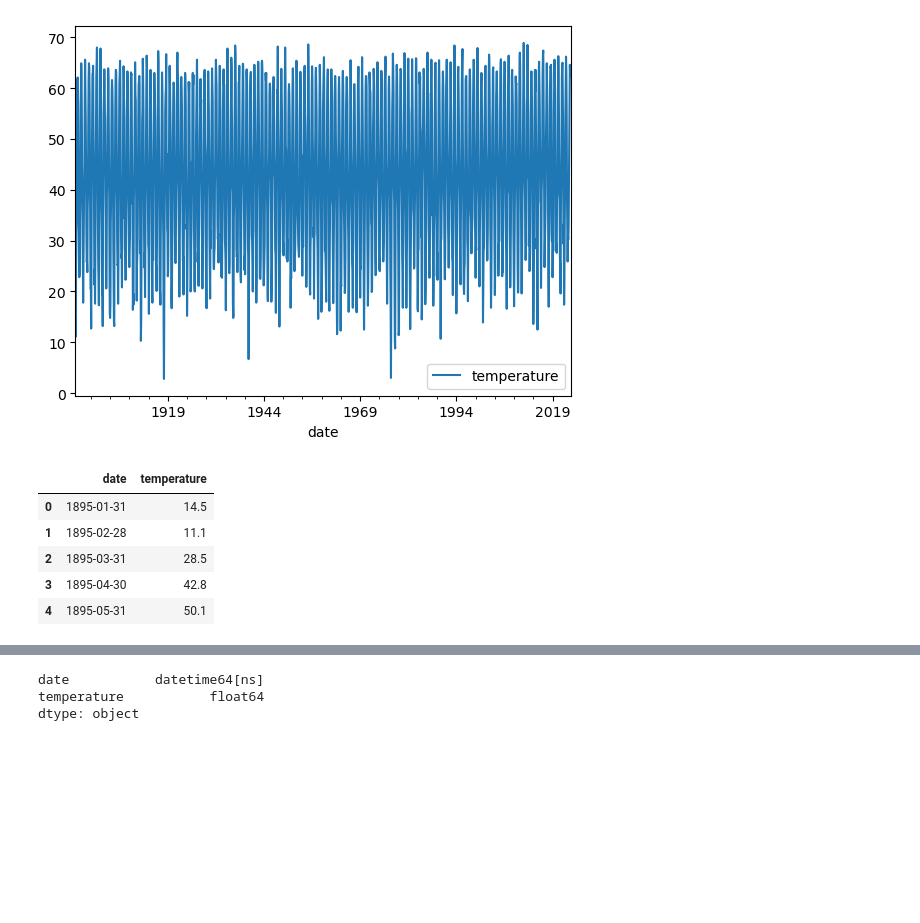
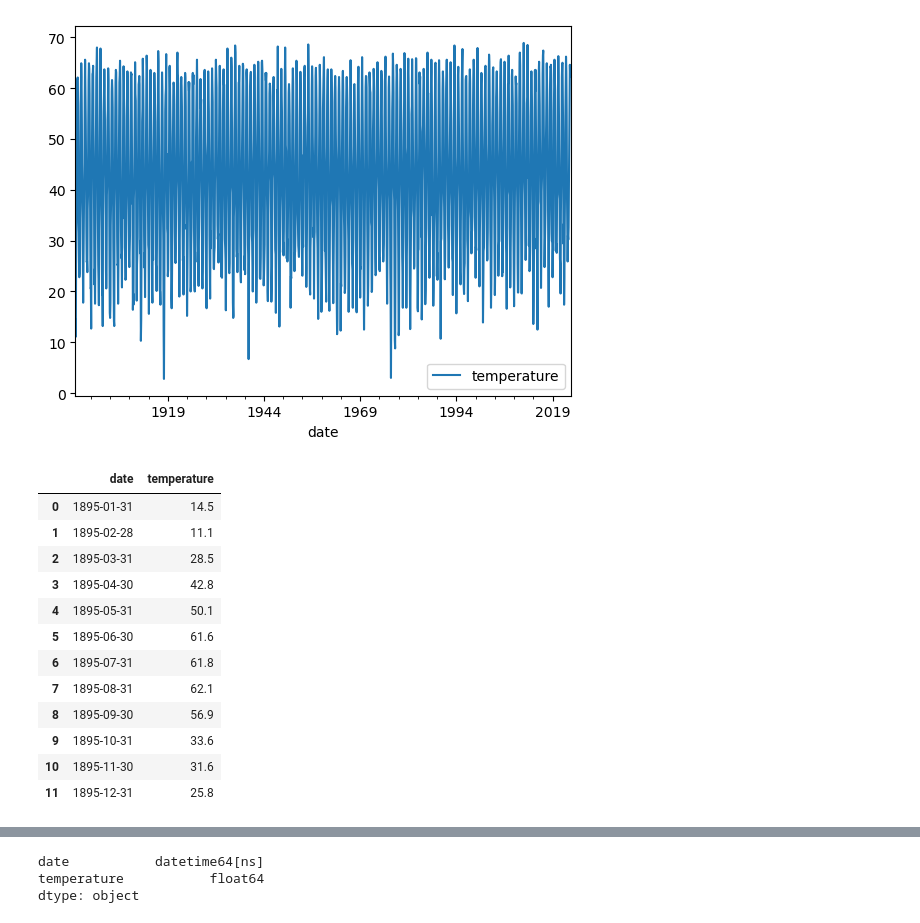
Before and after one commit to arif-geo/e_sci_data_analysis_test, a Jupyter notebook: eart_sci_data_analysis/HW_3/03_winter_temperature_enso.ipynb, the cells around one changed output, grey strips where cells are left out. Drawn from its saved outputs; the diff is of its cells as text; code cells hidden in the pictures; blank space fills up the shorter version.

```diff
--- a/eart_sci_data_analysis/HW_3/03_winter_temperature_enso.ipynb
+++ b/eart_sci_data_analysis/HW_3/03_winter_temperature_enso.ipynb
@@ -106,14 +106,21 @@ scin_ts.plot('date', 'temperature')
 <AxesSubplot:xlabel='date'>
 [figure]
 # %%
-scin_ts.head()
+scin_ts.head(12)
 # %% [output]
 |  | date | temperature |
 | 0 | 1895-01-31 | 14.5 |
 | 1 | 1895-02-28 | 11.1 |
 | 2 | 1895-03-31 | 28.5 |
 | 3 | 1895-04-30 | 42.8 |
 | 4 | 1895-05-31 | 50.1 |
+| 5 | 1895-06-30 | 61.6 |
+| 6 | 1895-07-31 | 61.8 |
+| 7 | 1895-08-31 | 62.1 |
+| 8 | 1895-09-30 | 56.9 |
+| 9 | 1895-10-31 | 33.6 |
+| 10 | 1895-11-30 | 31.6 |
+| 11 | 1895-12-31 | 25.8 |
 # %%
 """ Select and average over winter times (DJF). """
 
```
Also changed, not shown: parts of 13 cells of this notebook, 1 other file.
